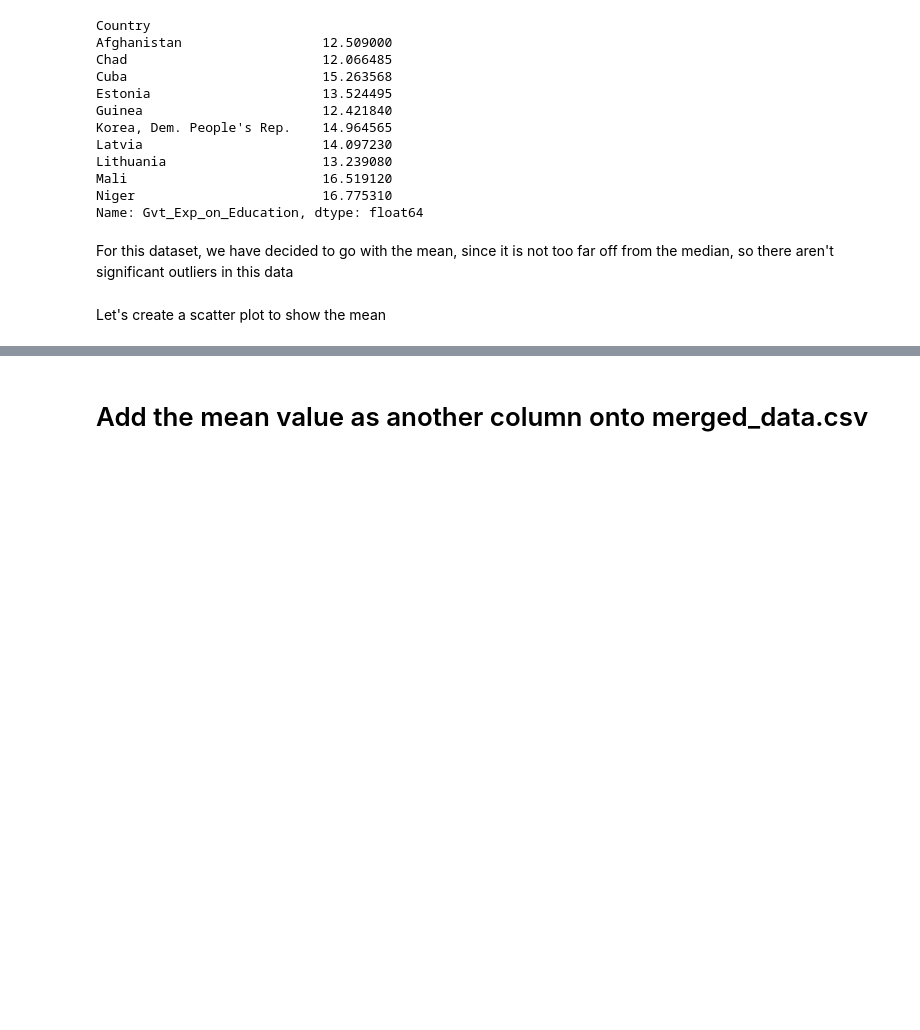
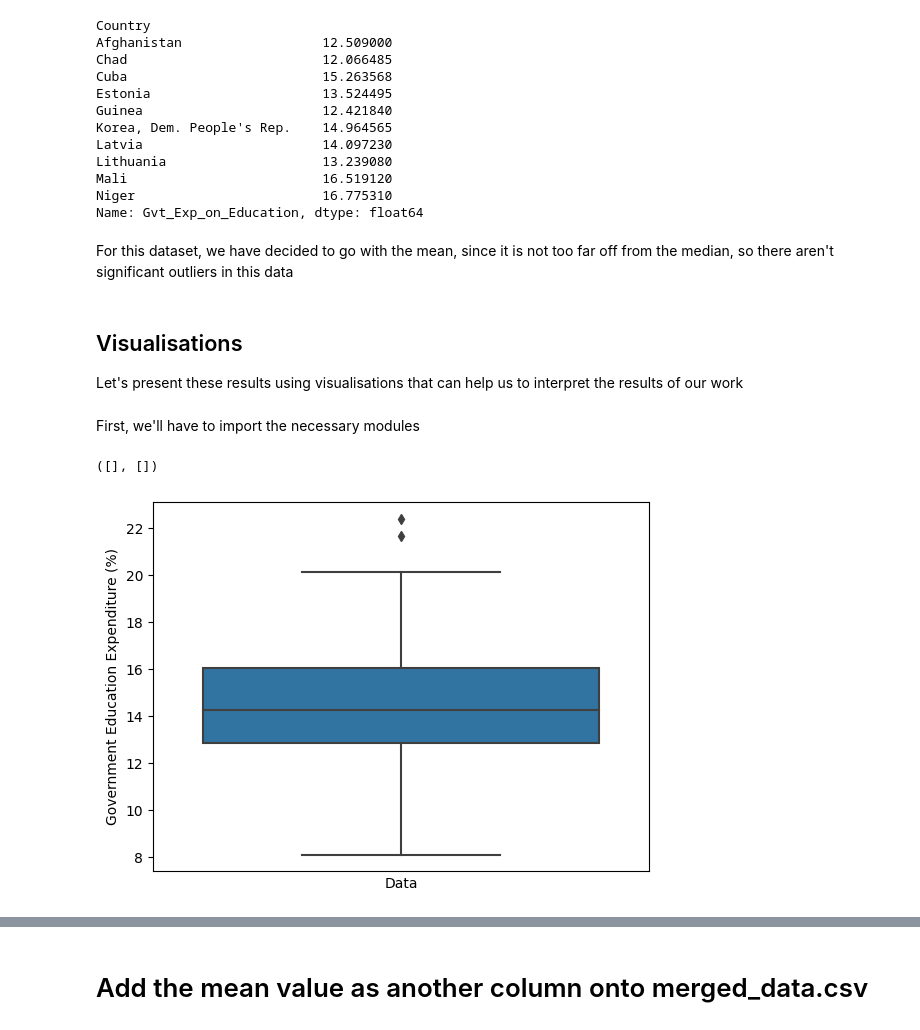
Before and after one commit to nf-97/literacy-project, a Jupyter notebook: share_of_education_in_gvtexp.ipynb, the cells around one changed output, grey strips where cells are left out. Drawn from its saved outputs; the diff is of its cells as text; code cells hidden in the pictures; blank space fills up the shorter version.

Commit message:
Updated
+ updated visualisations + findings
+ spelling checks

```diff
--- a/share_of_education_in_gvtexp.ipynb
+++ b/share_of_education_in_gvtexp.ipynb
@@ -480,2 +491,5 @@ For this dataset, we have decided to go with the mean, since it is not too far o
-# %% [markdown]
-Let's create a scatter plot to show the mean
+# %% [markdown]
+## Visualisations
+Let's present these results using visualisations that can help us to interpret the results of our work
+# %% [markdown]
+First, we'll have to import the necessary modules
@@ -481,0 +499,8 @@ Let's create a scatter plot to show the mean
+# %%
+sns.boxplot(combined_df["Gvt_Exp_on_Education"])
+plt.xlabel("Data")
+plt.ylabel("Government Education Expenditure (%)")
+plt.xticks([])
+# %% [output]
+([], [])
+[figure, added]
```
Also changed, not shown: parts of 42 cells of this notebook.
